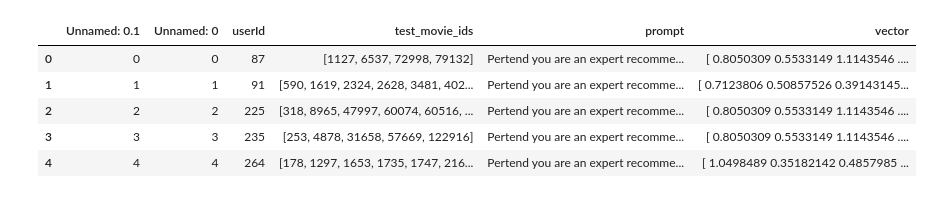
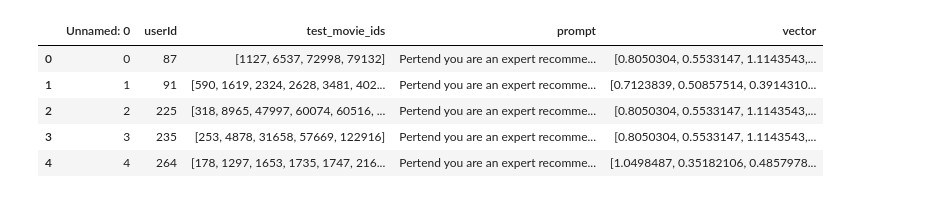
Before and after one commit to EgorSys/Prompting-comparison, a Jupyter notebook: information_retrieval.ipynb, the cells around one changed output. Drawn from its saved outputs; the diff is of its cells as text; code cells hidden in the pictures.

```diff
--- a/information_retrieval.ipynb
+++ b/information_retrieval.ipynb
@@ -1,16 +1,16 @@
 # %%
 import pandas as pd
 # %%
-df = pd.read_csv('processed_data/prompts_test_embedding.csv')
+df_test = pd.read_pickle('processed_data/prompts_test_embedding.pkl')
 # %%
-df.head()
+df_test.head()
 # %% [output]
-|  | Unnamed: 0.1 | Unnamed: 0 | userId | test_movie_ids | prompt | vector |
-| 0 | 0 | 0 | 87 | [1127, 6537, 72998, 79132] | Pertend you are an expert recomme... | [ 0.8050309 0.5533149 1.1143546 .... |
-| 1 | 1 | 1 | 91 | [590, 1619, 2324, 2628, 3481, 402... | Pertend you are an expert recomme... | [ 0.7123806 0.50857526 0.39143145... |
-| 2 | 2 | 2 | 225 | [318, 8965, 47997, 60074, 60516, ... | Pertend you are an expert recomme... | [ 0.8050309 0.5533149 1.1143546 .... |
-| 3 | 3 | 3 | 235 | [253, 4878, 31658, 57669, 122916] | Pertend you are an expert recomme... | [ 0.8050309 0.5533149 1.1143546 .... |
-| 4 | 4 | 4 | 264 | [178, 1297, 1653, 1735, 1747, 216... | Pertend you are an expert recomme... | [ 1.0498489 0.35182142 0.4857985 ... |
+|  | Unnamed: 0 | userId | test_movie_ids | prompt | vector |
+| 0 | 0 | 87 | [1127, 6537, 72998, 79132] | Pertend you are an expert recomme... | [0.8050304, 0.5533147, 1.1143543,... |
+| 1 | 1 | 91 | [590, 1619, 2324, 2628, 3481, 402... | Pertend you are an expert recomme... | [0.7123839, 0.50857514, 0.3914310... |
+| 2 | 2 | 225 | [318, 8965, 47997, 60074, 60516, ... | Pertend you are an expert recomme... | [0.8050304, 0.5533147, 1.1143543,... |
+| 3 | 3 | 235 | [253, 4878, 31658, 57669, 122916] | Pertend you are an expert recomme... | [0.8050304, 0.5533147, 1.1143543,... |
+| 4 | 4 | 264 | [178, 1297, 1653, 1735, 1747, 216... | Pertend you are an expert recomme... | [1.0498487, 0.35182106, 0.4857978... |
 # %%
 overviews = pd.read_pickle('processed_data/overviews_embedding.pkl')
 # %%
```
Also changed, not shown: parts of 17 cells of this notebook.
